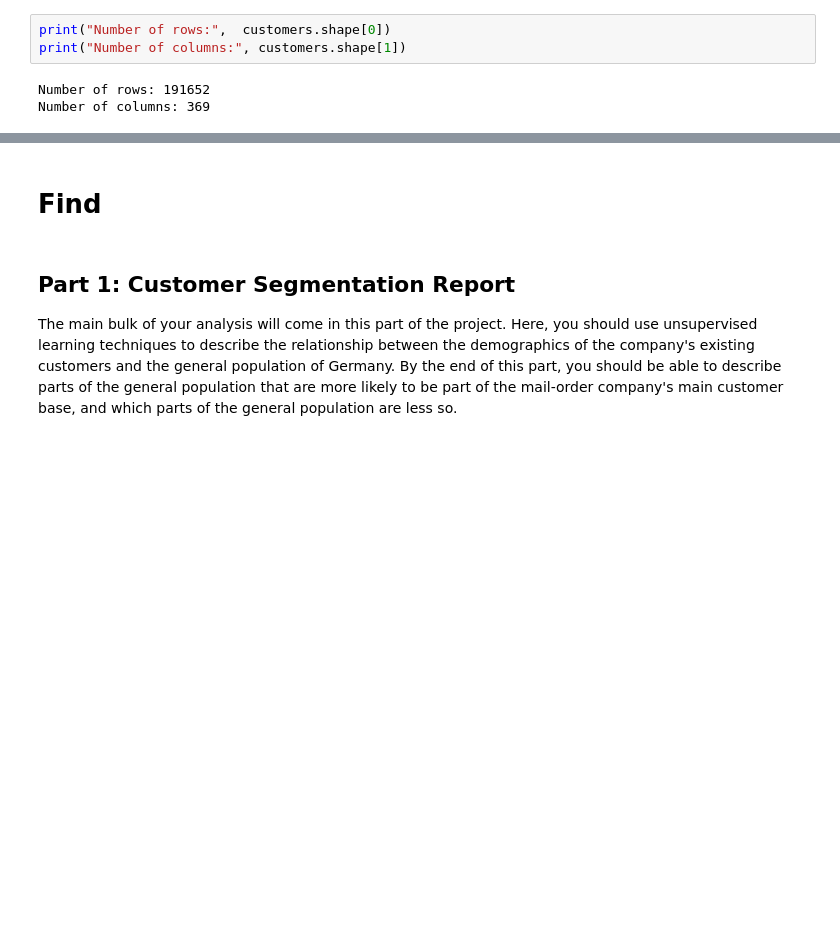
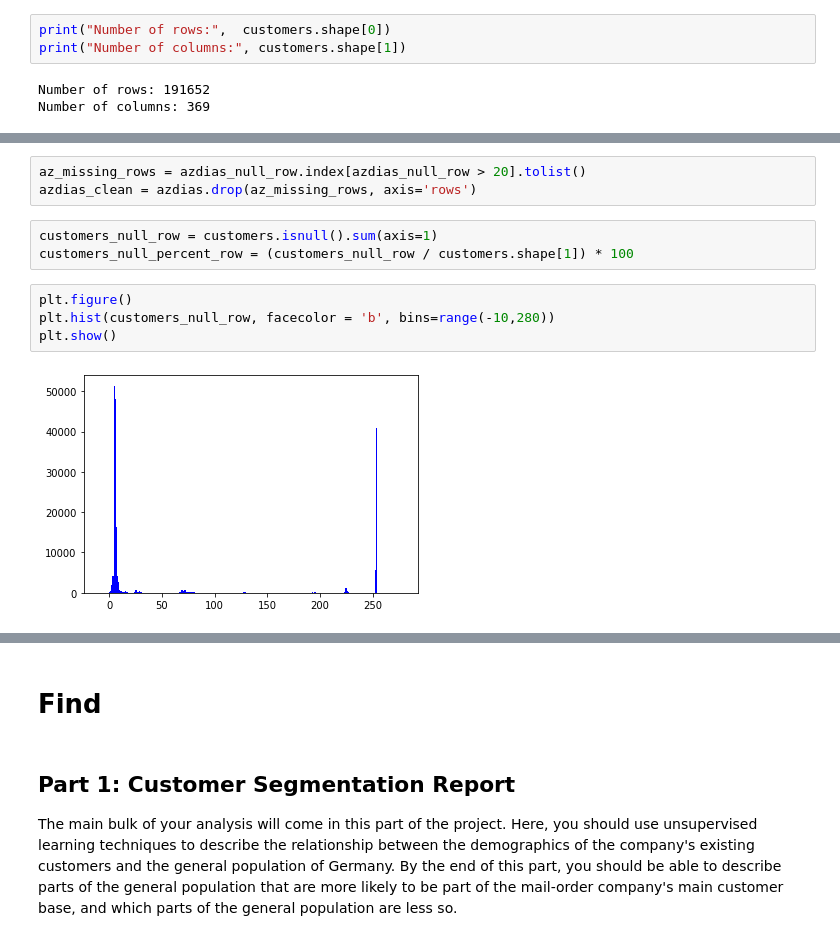
Before and after one commit to Pruthv1/Arvato_Project, a Jupyter notebook: Arvato Project Workbook.ipynb, the cells around one changed output, grey strips where cells are left out. Saved outputs shown, nothing was run; the diff lists cells and outputs as text; blank space fills up the shorter version.

```diff
--- a/Arvato Project Workbook.ipynb
+++ b/Arvato Project Workbook.ipynb
@@ -174,0 +135,12 @@ azdias_null = azdias.isnull().sum()
+# %%
+az_missing_rows = azdias_null_row.index[azdias_null_row > 20].tolist()
+azdias_clean = azdias.drop(az_missing_rows, axis='rows')
+# %%
+customers_null_row = customers.isnull().sum(axis=1)
+customers_null_percent_row = (customers_null_row / customers.shape[1]) * 100
+# %%
+plt.figure()
+plt.hist(customers_null_row, facecolor = 'b', bins=range(-10,280))
+plt.show()
+# %% [output]
+[figure, added]
```
Also changed, not shown: parts of 43 cells of this notebook.
